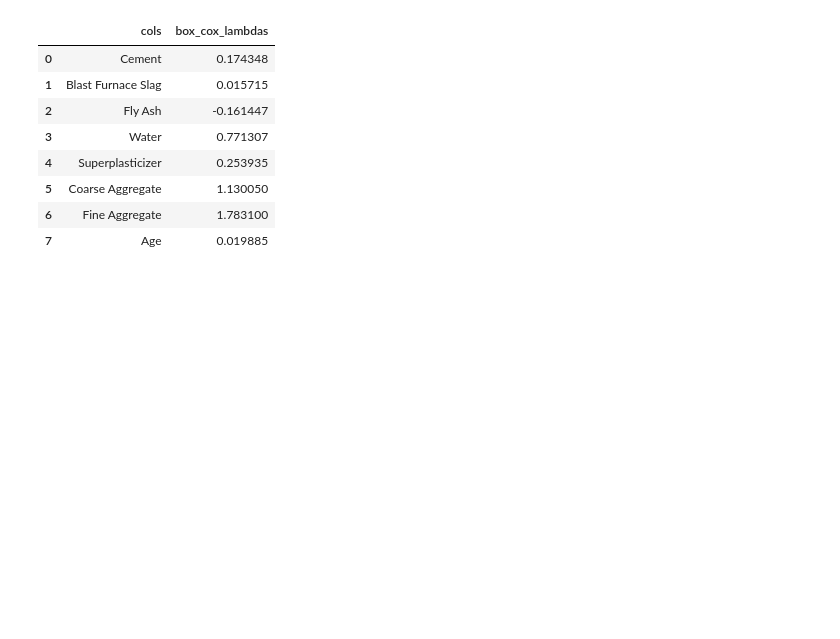
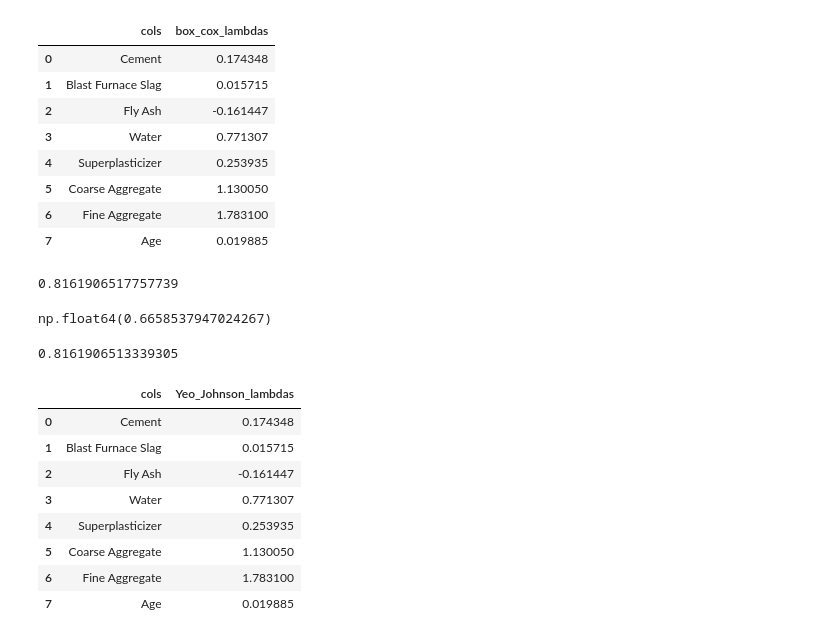
Before and after one commit to Muizzkarim10/machine-learning, a Jupyter notebook: power-transformer/power-transformer.ipynb, the cells around one changed output. Cells and saved outputs as stored; diff of their text form; code cells hidden in the pictures; blank space fills up the shorter version.

```diff
--- a/power-transformer/power-transformer.ipynb
+++ b/power-transformer/power-transformer.ipynb
@@ -116,3 +116,41 @@ pd.DataFrame({'cols':x_train.columns, 'box_cox_lambdas':pt.lambdas_})
 | 5 | Coarse Aggregate | 1.130050 |
 | 6 | Fine Aggregate | 1.783100 |
 | 7 | Age | 0.019885 |
+# %%
+lr = LinearRegression()
+lr.fit(x_train_transformed, y_train)
+y_pred = lr.predict(x_test_transformed)
+r2_score(y_test, y_pred)
+# %% [output]
+0.8161906517757739
+# %%
+pt = PowerTransformer(method='box-cox')
+x_transformed = pt.fit_transform(x+0.0000001)
+
+lr = LinearRegression()
+np.mean(cross_val_score(lr, x_transformed, y, scoring='r2'))
+# %% [output]
+np.float64(0.6658537947024267)
+# %%
+pt1 = PowerTransformer()
+
+x_train_transformed2 = pt1.fit_transform(x_train)
+x_test_transformed2 = pt1.transform(x_test)
+
+lr = LinearRegression()
+lr.fit(x_train_transformed2, y_train)
+
+y_pred3 = lr.predict(x_test_transformed2)
+print(r2_score(y_test, y_pred3))
+pd.DataFrame({'cols':x_train.columns,'Yeo_Johnson_lambdas':pt1.lambdas_})
+# %% [output]
+0.8161906513339305
+|  | cols | Yeo_Johnson_lambdas |
+| 0 | Cement | 0.174348 |
+| 1 | Blast Furnace Slag | 0.015715 |
+| 2 | Fly Ash | -0.161447 |
+| 3 | Water | 0.771307 |
+| 4 | Superplasticizer | 0.253935 |
+| 5 | Coarse Aggregate | 1.130050 |
+| 6 | Fine Aggregate | 1.783100 |
+| 7 | Age | 0.019885 |
```
Also changed, not shown: 2 other files.
